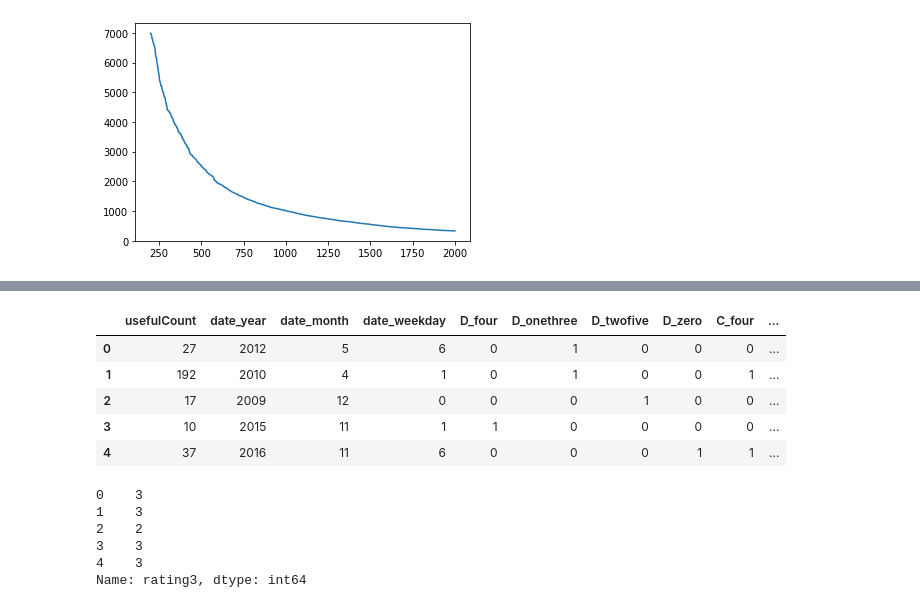
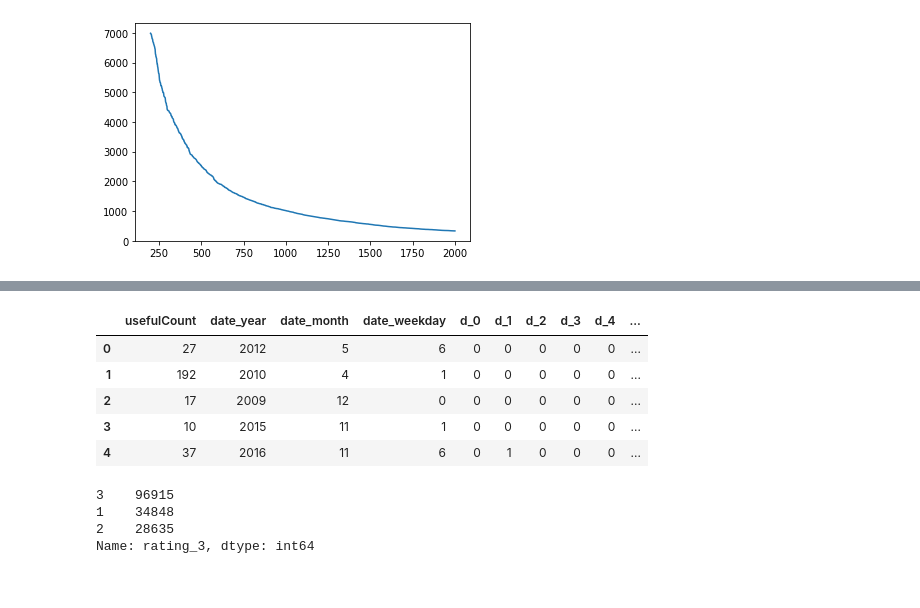
Before and after one commit to github0apurva/DrugReview, a Jupyter notebook: DrugReview_co.ipynb, the cells around one changed output, grey strips where cells are left out. Saved outputs shown, nothing was run; the diff lists cells and outputs as text; code cells hidden in the pictures.

```diff
--- a/DrugReview_co.ipynb
+++ b/DrugReview_co.ipynb
@@ -621,15 +621,19 @@ Stemming the sentence : It has 80,000 + unique words. The thought process is to
 Used PorterStemmer as it is older, less aggressive, simple and fast.
 # %%
 def aux_data ( tr ):
-    tr_aux1 = tr[['usefulCount' ,  'date', 'drugName_grp', 'condition_grp' ]]
-    datef = pd.to_datetime(tr_aux1.date, errors='coerce')
-    tr_aux1['date_year'] = datef.dt.year
-    tr_aux1['date_month'] = datef.dt.month
-    tr_aux1['date_weekday'] = datef.dt.weekday
-
-    tr_aux2 = pd.get_dummies(tr[[ 'drugName_grp', 'condition_grp']], prefix=['D', 'C'])
+    tr_aux1 = tr[['usefulCount' ,  'date', 'drugName_grp1', 'condition_grp1' ]]
+    tr_aux1['datef'] = pd.to_datetime(tr_aux1.date, errors='coerce')
+    tr_aux1['date_year'] = tr_aux1['datef'].dt.year
+    tr_aux1['date_month'] = tr_aux1['datef'].dt.month
+    tr_aux1['date_weekday'] = tr_aux1['datef'].dt.weekday
+    print ("Done Step1 ")
+    tr2 = tr[[ 'drugName_grp1', 'condition_grp1']]
+    tr_aux2 = pd.get_dummies(tr2, prefix=['d', 'c'] )
+    print ("Done Step2 ")
     tr_ax = pd.concat([tr_aux1, tr_aux2], axis = 1 )
-    tr_ax = tr_ax.drop(['date', 'drugName_grp', 'condition_grp' ], axis = 1 )
+    print ("Done Step3 ")
+    tr_ax = tr_ax.drop(['date', 'datef', 'drugName_grp1', 'condition_grp1' ], axis = 1 )
+    print ("Done Step4 ")
     return tr_ax
 # %% [markdown]
 Helper function to create data for auxilliary input to the model
@@ -745,0 +761,4 @@ label3 = train_dat2['rating3']
+# %%
+train_dat2['drugName_grp1'] = train_dat2['drugName_grp'].astype(object)
+train_dat2['condition_grp1'] = train_dat2['condition_grp'].astype(object)
+train_dat2.info()
@@ -749,21 +810,21 @@ train_aux = aux_data (train_dat2)
-# %%
-train_aux.head()
-# %% [output]
-|  | usefulCount | date_year | date_month | date_weekday | D_four | D_onethree | D_twofive | D_zero | C_four | ... |
-| 0 | 27 | 2012 | 5 | 6 | 0 | 1 | 0 | 0 | 0 | ... |
-| 1 | 192 | 2010 | 4 | 1 | 0 | 1 | 0 | 0 | 1 | ... |
-| 2 | 17 | 2009 | 12 | 0 | 0 | 0 | 1 | 0 | 0 | ... |
-| 3 | 10 | 2015 | 11 | 1 | 1 | 0 | 0 | 0 | 0 | ... |
-| 4 | 37 | 2016 | 11 | 6 | 0 | 0 | 0 | 1 | 1 | ... |
+# %%
+train_aux['c_100']= 0
+train_aux['d_100']= 0
+train_aux.head()
+# %% [output]
+|  | usefulCount | date_year | date_month | date_weekday | d_0 | d_1 | d_2 | d_3 | d_4 | ... |
+| 0 | 27 | 2012 | 5 | 6 | 0 | 0 | 0 | 0 | 0 | ... |
+| 1 | 192 | 2010 | 4 | 1 | 0 | 0 | 0 | 0 | 0 | ... |
+| 2 | 17 | 2009 | 12 | 0 | 0 | 0 | 0 | 0 | 0 | ... |
+| 3 | 10 | 2015 | 11 | 1 | 0 | 0 | 0 | 0 | 0 | ... |
+| 4 | 37 | 2016 | 11 | 6 | 0 | 1 | 0 | 0 | 0 | ... |
 # %%
-label3.head()
+label3.value_counts()
 # %% [output]
-0    3
-1    3
-2    2
-3    3
-4    3
-Name: rating3, dtype: int64
+3    96915
+1    34848
+2    28635
+Name: rating_3, dtype: int64
 # %%
 seq_padded[:2]
 # %% [output]
```
Also changed, not shown: parts of 41 cells of this notebook.
